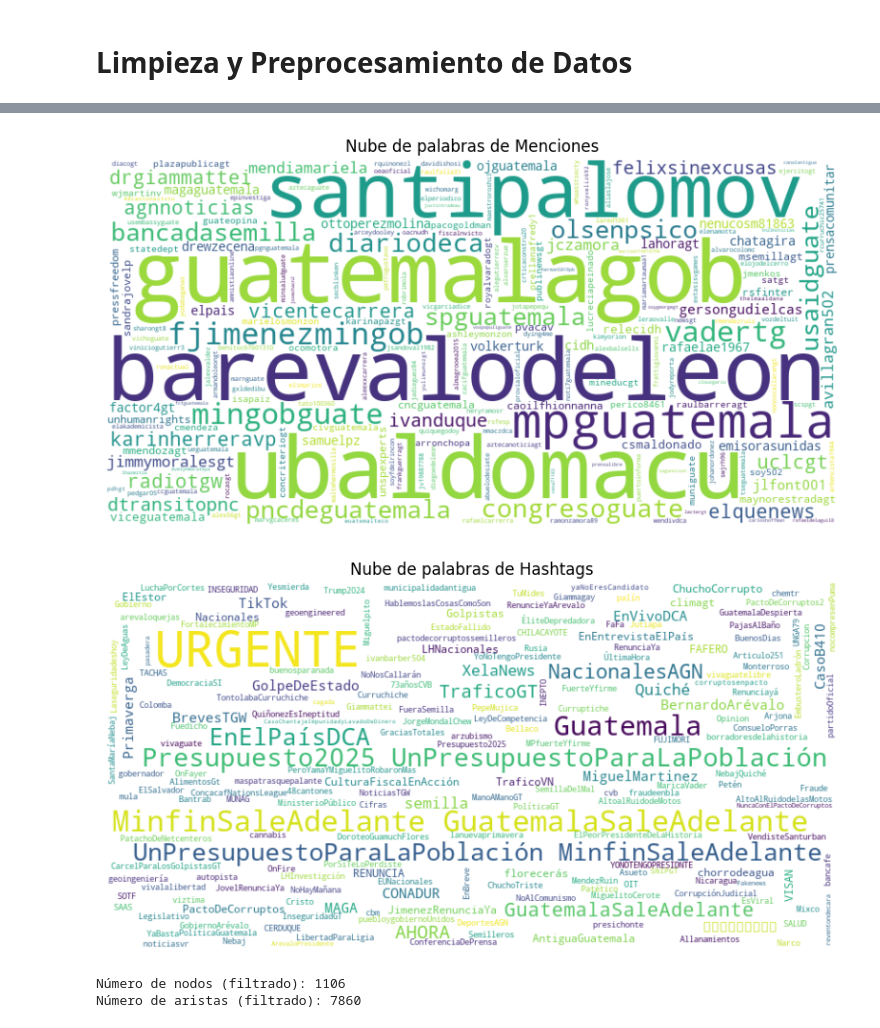
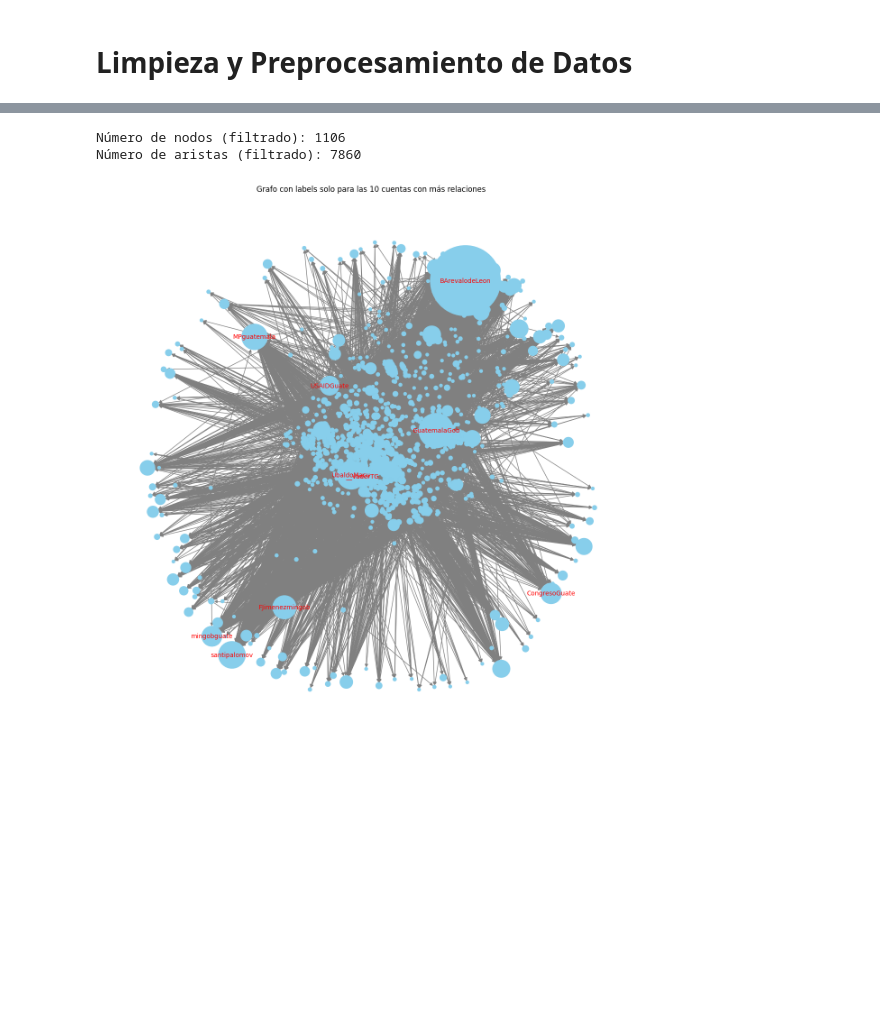
Before and after one commit to MarioGuerra21008/Lab9DataScience, a Jupyter notebook: lab9.ipynb, the cells around one changed output, grey strips where cells are left out. Cells and saved outputs as stored; diff of their text form; code cells hidden in the pictures; blank space fills up the shorter version.

Commit message:
Visualizaciones interactivas

```diff
--- a/lab9.ipynb
+++ b/lab9.ipynb
@@ -117,15 +120,0 @@ Name: count, dtype: int64
-# %%
-# Unir todas las menciones en un solo string
-mentions_string = ' '.join(all_mentions.index)
-
-# Generar la nube de palabras
-wordcloud_mentions = WordCloud(width=800, height=400, background_color='white').generate(mentions_string)
-
-# Mostrar la nube de palabras
-plt.figure(figsize=(10, 5))
-plt.imshow(wordcloud_mentions, interpolation='bilinear')
-plt.axis('off')
-plt.title('Nube de palabras de Menciones')
-plt.show()
-# %% [output]
-[figure, removed]
@@ -133,17 +148,24 @@ plt.show()
 # Unir todos los hashtags en un solo string
 hashtags_string = ' '.join(df['hashtags'].explode().dropna())
 
-# Generar la nube de palabras
-wordcloud_hashtags = WordCloud(width=800, height=400, background_color='white').generate(hashtags_string)
+# Crear la nube de palabras
+wordcloud_hashtags = WordCloud(width=800, height=400, background_color='white', color_func=color_func).generate(hashtags_string)
 
-# Mostrar la nube de palabras
-plt.figure(figsize=(10, 5))
-plt.imshow(wordcloud_hashtags, interpolation='bilinear')
-plt.axis('off')
-plt.title('Nube de palabras de Hashtags')
-plt.show()
+# Guardar la nube de palabras como imagen
+wordcloud_hashtags.to_file('wordcloud_hashtags.png')
+
+# Cargar la imagen de la nube de palabras y mostrarla con Plotly
+img = Image.open('wordcloud_hashtags.png')
+
+fig = px.imshow(np.array(img))
+fig.update_layout(
+    title='Nube de Palabras de Hashtags',
+    xaxis=dict(showticklabels=False),
+    yaxis=dict(showticklabels=False),
+    coloraxis_showscale=False,
+    margin=dict(l=0, r=0, t=30, b=0)  # Ajustar márgenes
+)
+fig.show()
-# %% [output]
-[figure, removed]
 # %%
 # Crear un grafo dirigido
 G = nx.DiGraph()
@@ -170,30 +192,67 @@ labels = {user: user for user in G.nodes()}
 
 # Extraer el tamaño de los nodos basado en el número de interacciones
 node_sizes = [G.nodes[user]['size'] * 5 for user in G.nodes()]  # Multiplicamos para hacerlos más visibles
 
 # Crear el primer filtro para eliminar nodos con menos de 5 relaciones
 user_counts_filtered = user_counts[user_counts >= 5]  # Solo usuarios con 5 o más relaciones
 
 # Crear un nuevo grafo dirigido con nodos filtrados
 G_filtered = nx.DiGraph()
 
 # Añadir nodos con el atributo 'size' solo para usuarios que tienen 5 o más relaciones
 for user, count in user_counts_filtered.items():
     G_filtered.add_node(user, size=count)
 
 # Añadir las aristas para las interacciones solo si ambos usuarios están en el conjunto filtrado
 for index, row in edges_df.iterrows():
     if row['username'] in G_filtered and row['target_user'] in G_filtered:
         G_filtered.add_edge(row['username'], row['target_user'])
 
 # Verificar la cantidad de nodos y aristas
 print(f"Número de nodos (filtrado): {G_filtered.number_of_nodes()}")
 print(f"Número de aristas (filtrado): {G_filtered.number_of_edges()}")
 
 labels = {user: user for user in G_filtered.nodes()}
 
 # Extraer los tamaños de los nodos
 node_sizes_filtered = [G_filtered.nodes[user]['size'] * 5 for user in G_filtered.nodes()]
+
+# Crear el primer filtro para eliminar nodos con menos de 5 relaciones
+user_counts_filtered = user_counts[user_counts >= 5]  # Solo usuarios con 5 o más relaciones
+
+# Crear un nuevo grafo dirigido con nodos filtrados
+G_filtered = nx.DiGraph()
+
+# Añadir nodos con el atributo 'size' solo para usuarios que tienen 5 o más relaciones
+for user, count in user_counts_filtered.items():
+    G_filtered.add_node(user, size=count)
+
+# Añadir las aristas para las interacciones solo si ambos usuarios están en el conjunto filtrado
+for index, row in edges_df.iterrows():
+    if row['username'] in G_filtered and row['target_user'] in G_filtered:
+        G_filtered.add_edge(row['username'], row['target_user'])
+
+labels = {user: user for user in G_filtered.nodes()}
+
+# Extraer los tamaños de los nodos
+node_sizes_filtered = [G_filtered.nodes[user]['size'] * 5 for user in G_filtered.nodes()]
+
+pos_filtered = nx.spring_layout(G_filtered, k=0.15)
+
+# Obtener los 10 usuarios con más relaciones
+top_10_users = user_counts_filtered.nlargest(10).index
+
+# Dibujar el grafo con labels solo para los top 10
+plt.figure(figsize=(12, 12))
+nx.draw(G_filtered, pos_filtered, with_labels=False, node_size=node_sizes_filtered, node_color='skyblue', font_size=10, edge_color='black')
+
+# Añadir labels solo para los top 10
+top_labels = {user: user for user in top_10_users}
+nx.draw_networkx_labels(G_filtered, pos_filtered, labels=top_labels, font_size=10, font_color='black')
+
+plt.title('Grafo con labels solo para las 10 cuentas con más relaciones')
+plt.show()
 # %% [output]
 Número de nodos (filtrado): 1106
 Número de aristas (filtrado): 7860
+[figure, added]
```
Also changed, not shown: parts of 13 cells of this notebook, 2 other files.
